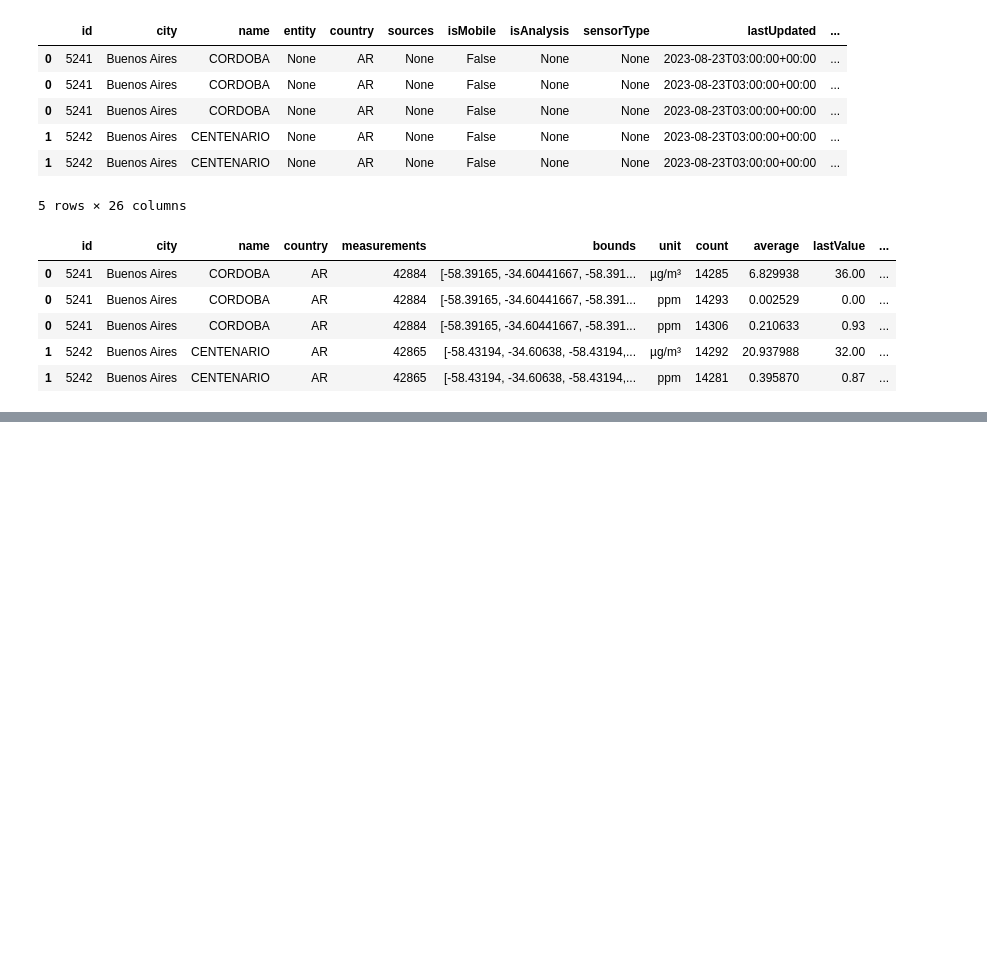
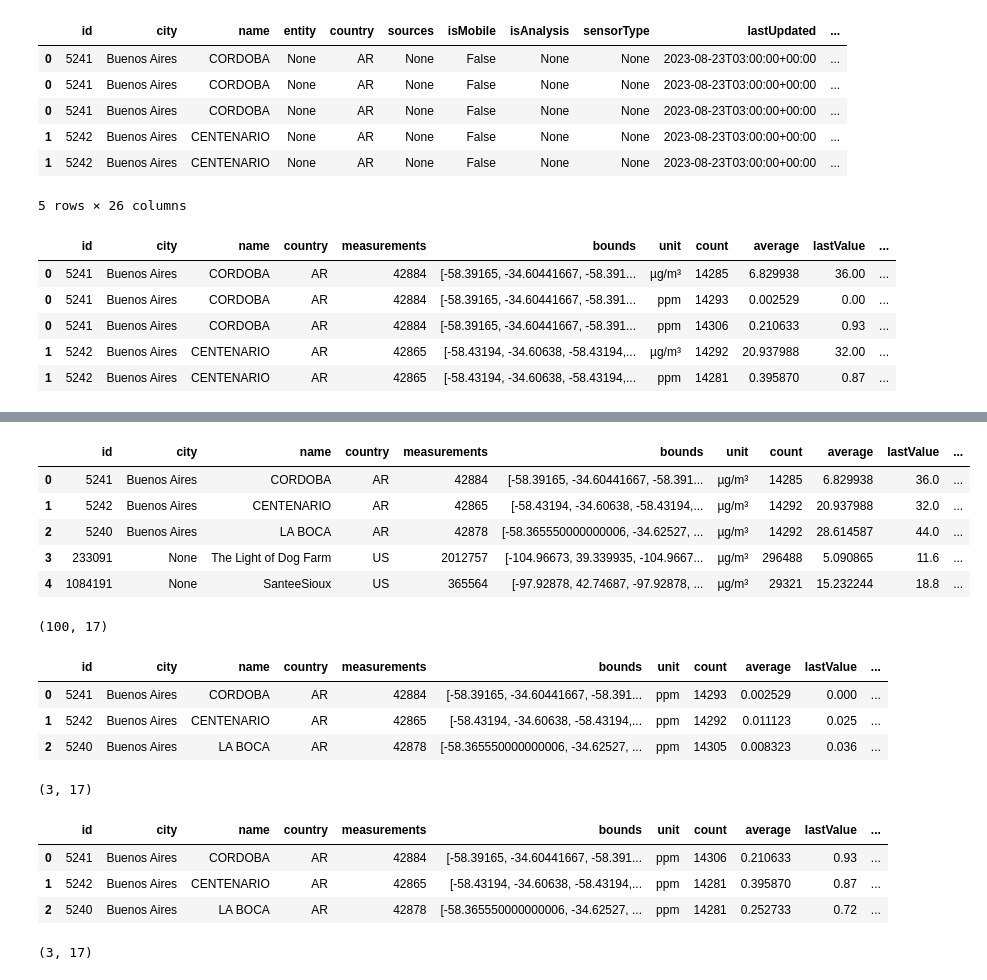
Before and after one commit to jdmandras/Project-3, a Jupyter notebook: Individual Workspaces/Natalia Lopez/Call for Openaq.ipynb, the cells around one changed output, grey strips where cells are left out. Saved outputs shown, nothing was run; the diff lists cells and outputs as text; code cells hidden in the pictures; blank space fills up the shorter version.

Commit message:
explore dataset

```diff
--- a/Individual Workspaces/Natalia Lopez/Call for Openaq.ipynb
+++ b/Individual Workspaces/Natalia Lopez/Call for Openaq.ipynb
@@ -199,0 +222,50 @@ results_df.to_csv('../../Resources/cleaned_aq_data.csv', index=False)
+# %%
+# Specify the parameter value you want to extract
+target_parameter = 'pm10'
+
+# Filter the rows with the specific parameter value
+pm12_dataset = results_df[results_df['parameter'] == target_parameter]
+pm12_dataset.head()
+# %% [output]
+|  | id | city | name | country | measurements | bounds | unit | count | average | lastValue | ... |
+| 0 | 5241 | Buenos Aires | CORDOBA | AR | 42884 | [-58.39165, -34.60441667, -58.391... | µg/m³ | 14285 | 6.829938 | 36.0 | ... |
+| 1 | 5242 | Buenos Aires | CENTENARIO | AR | 42865 | [-58.43194, -34.60638, -58.43194,... | µg/m³ | 14292 | 20.937988 | 32.0 | ... |
+| 2 | 5240 | Buenos Aires | LA BOCA | AR | 42878 | [-58.365550000000006, -34.62527, ... | µg/m³ | 14292 | 28.614587 | 44.0 | ... |
+| 3 | 233091 | None | The Light of Dog Farm | US | 2012757 | [-104.96673, 39.339935, -104.9667... | µg/m³ | 296488 | 5.090865 | 11.6 | ... |
+| 4 | 1084191 | None | SanteeSioux | US | 365564 | [-97.92878, 42.74687, -97.92878, ... | µg/m³ | 29321 | 15.232244 | 18.8 | ... |
+# %%
+pm12_dataset.shape
+# %% [output]
+(100, 17)
+# %%
+# Specify the parameter value you want to extract
+target_parameter = 'no2'
+
+# Filter the rows with the specific parameter value
+no2_dataset = results_df[results_df['parameter'] == target_parameter]
+no2_dataset.head()
+# %% [output]
+|  | id | city | name | country | measurements | bounds | unit | count | average | lastValue | ... |
+| 0 | 5241 | Buenos Aires | CORDOBA | AR | 42884 | [-58.39165, -34.60441667, -58.391... | ppm | 14293 | 0.002529 | 0.000 | ... |
+| 1 | 5242 | Buenos Aires | CENTENARIO | AR | 42865 | [-58.43194, -34.60638, -58.43194,... | ppm | 14292 | 0.011123 | 0.025 | ... |
+| 2 | 5240 | Buenos Aires | LA BOCA | AR | 42878 | [-58.365550000000006, -34.62527, ... | ppm | 14305 | 0.008323 | 0.036 | ... |
+# %%
+no2_dataset.shape
+# %% [output]
+(3, 17)
+# %%
+# Specify the parameter value you want to extract
+target_parameter = 'co'
+
+# Filter the rows with the specific parameter value
+co_dataset = results_df[results_df['parameter'] == target_parameter]
+co_dataset.head()
+# %% [output]
+|  | id | city | name | country | measurements | bounds | unit | count | average | lastValue | ... |
+| 0 | 5241 | Buenos Aires | CORDOBA | AR | 42884 | [-58.39165, -34.60441667, -58.391... | ppm | 14306 | 0.210633 | 0.93 | ... |
+| 1 | 5242 | Buenos Aires | CENTENARIO | AR | 42865 | [-58.43194, -34.60638, -58.43194,... | ppm | 14281 | 0.395870 | 0.87 | ... |
+| 2 | 5240 | Buenos Aires | LA BOCA | AR | 42878 | [-58.365550000000006, -34.62527, ... | ppm | 14281 | 0.252733 | 0.72 | ... |
+# %%
+co_dataset.shape
+# %% [output]
+(3, 17)
```
Also changed, not shown: parts of 26 cells of this notebook.
